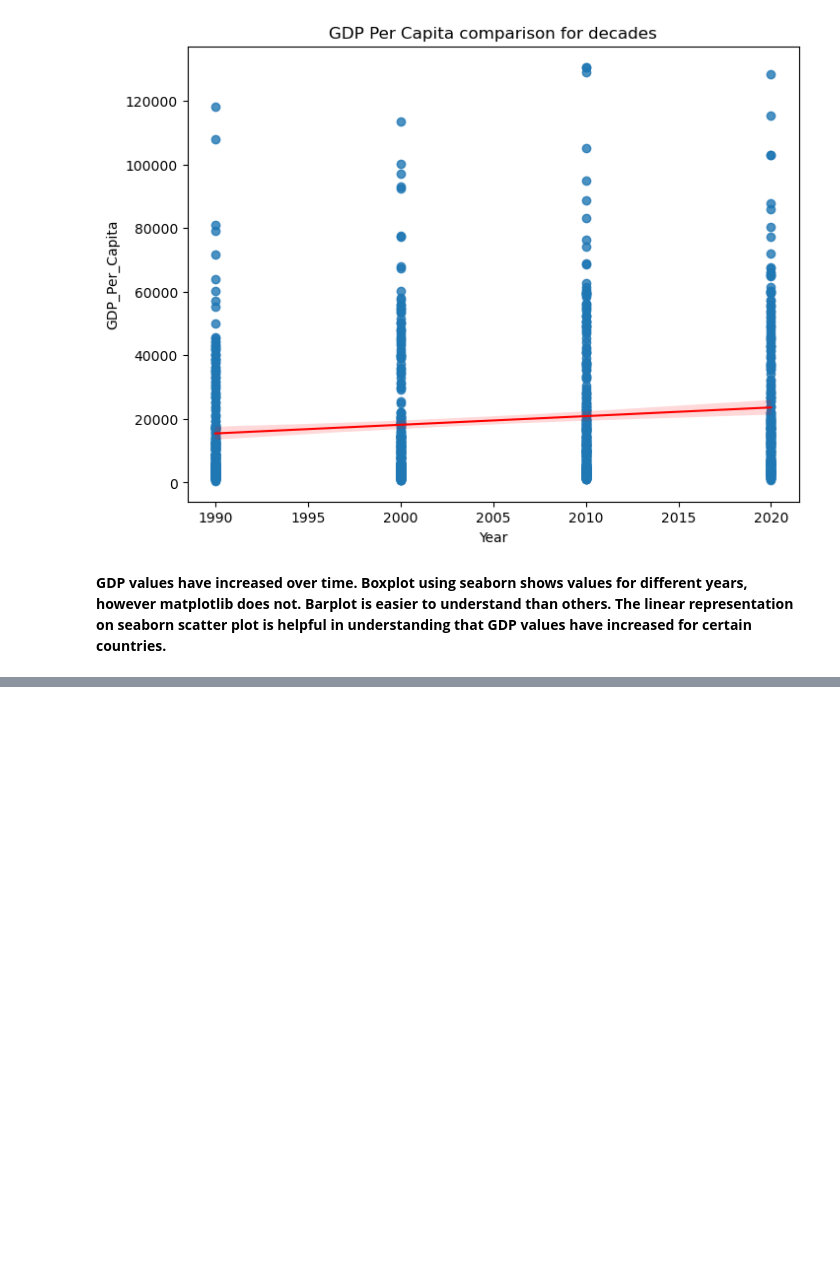
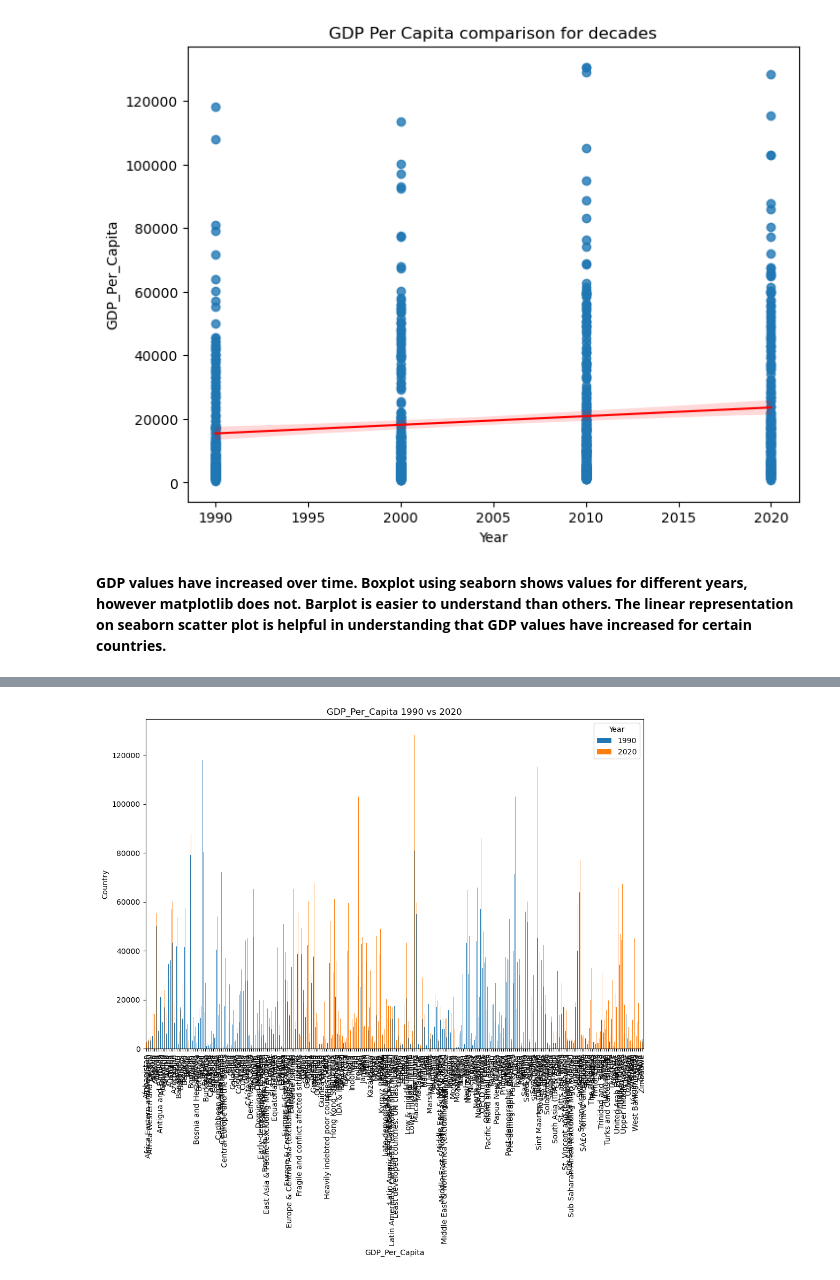
Before and after one commit to NSS-Data-Analytics-Cohort-16/da16-python-gdp-and-internet-use-analysis-janvimehendale, a Jupyter notebook: notebooks/gdp_internetuse.ipynb, the cells around one changed output, grey strips where cells are left out. Cells and saved outputs as stored; diff of their text form; code cells hidden in the pictures; blank space fills up the shorter version.

```diff
--- a/notebooks/gdp_internetuse.ipynb
+++ b/notebooks/gdp_internetuse.ipynb
@@ -407,0 +601,9 @@ The linear representation on seaborn scatter plot is helpful in understanding th
+# %%
+# # plot
+gdp_1990_2020.plot(kind="bar")
+plt.xlabel("GDP_Per_Capita")
+plt.ylabel("Country")
+plt.title("GDP_Per_Capita 1990 vs 2020")
+plt.show()
+# %% [output]
+[figure, added]
```
Also changed, not shown: parts of 20 cells of this notebook.
